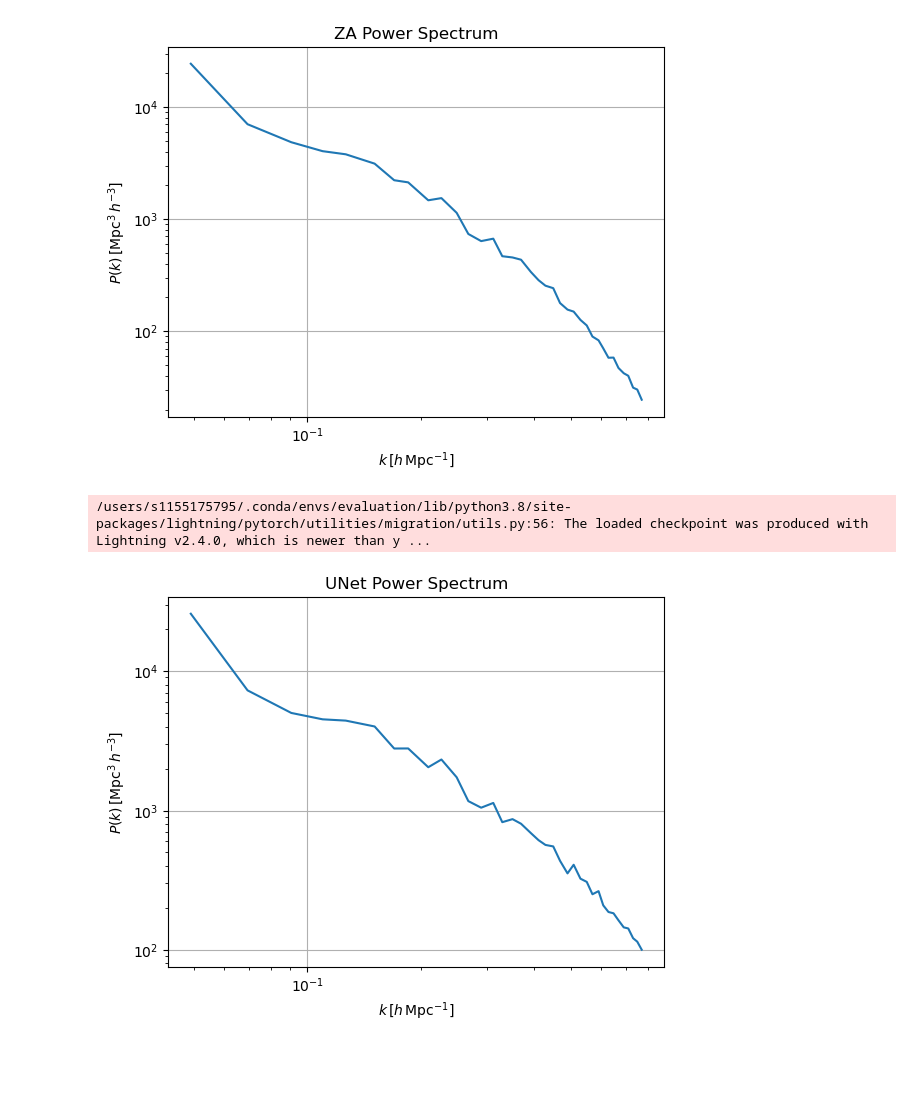
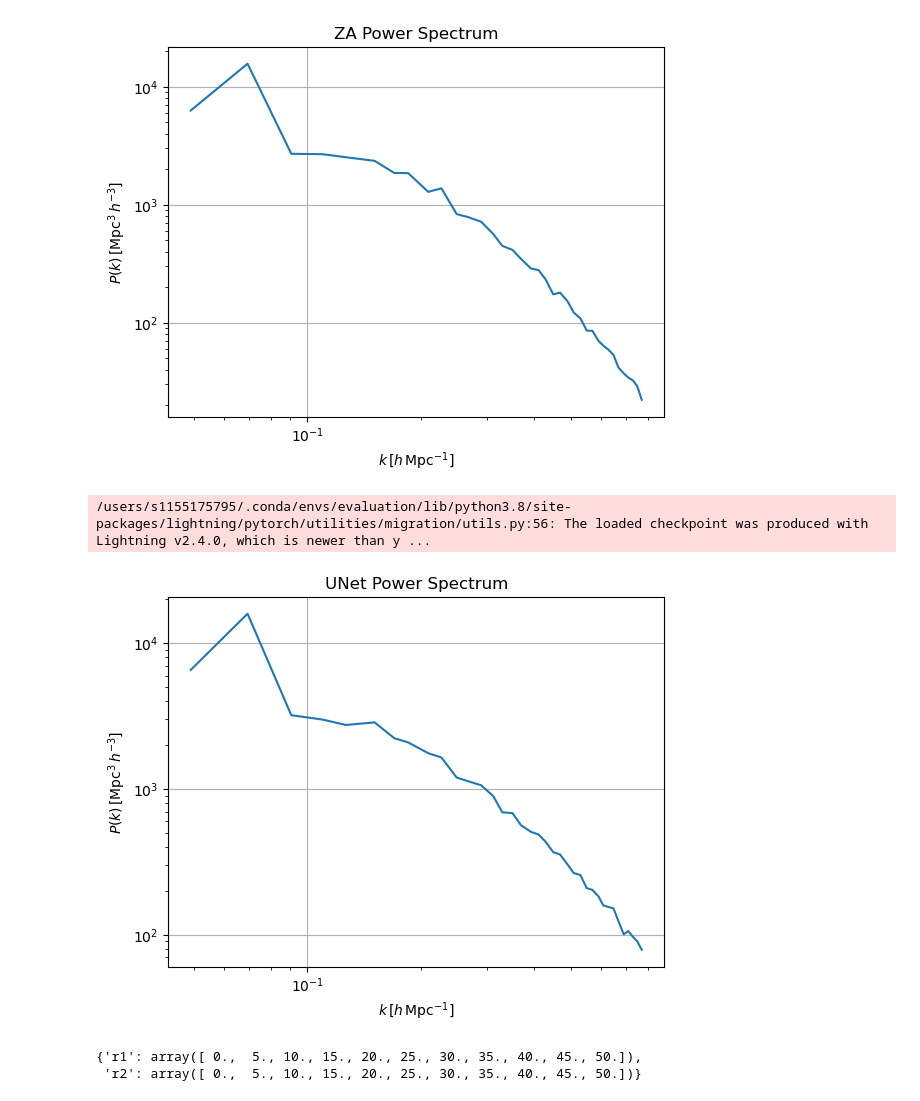
Before and after one commit to spilopelia/fyp_deeplearning, a Jupyter notebook: central_cluster_evaluation/evaluation.ipynb, the cells around one changed output. Drawn from its saved outputs; the diff is of its cells as text; code cells hidden in the pictures; blank space fills up the shorter version.

```diff
--- a/central_cluster_evaluation/evaluation.ipynb
+++ b/central_cluster_evaluation/evaluation.ipynb
@@ -8,6 +8,8 @@ import numpy as np
 from nbodykit.lab import FFTPower
 import matplotlib.pyplot as plt
 # %%
-fastpm_folder_name='data_collection/mlsimdata10/results-fastpm-random_seed-229761-folder-mlsimdata10'
-za_folder_name='data_collection/mlsimdata10/results-za-random_seed-229761-folder-mlsimdata10'
-twolpt_folder_name='data_collection/mlsimdata10/results-2lpt-random_seed-229761-folder-mlsimdata10'
+fastpm_folder_name='data_collection/mlsimdata19/results-fastpm-random_seed-136308-folder-mlsimdata19'
+za_folder_name='data_collection/mlsimdata19/results-za-random_seed-136308-folder-mlsimdata19'
+twolpt_folder_name='data_collection/mlsimdata19/results-2lpt-random_seed-136308-folder-mlsimdata19'
+folder='mlsimdata19'
+seed='136308'
@@ -17,3 +16,22 @@ folder='mlsimdata10'
+# %%
+import os
+folder='mlsimdata19'
+directory = '/lustre/project/tkcastrosim/CKWan/fastpm-master/mlsim/data_collection/mlsimdata_npy2/'+folder
+seeds = []
+fastpm_folder_names = []
+za_folder_names = []
+twolpt_folder_names = []
+
+# Iterate over the files in the directory
+for filename in os.listdir(directory):
+    # Check if it is a file
+    if os.path.isfile(os.path.join(directory, filename)):
+        # Split the filename and remove the extension
+        name, _ = os.path.splitext(filename)
+        seeds.append(name)
+        fastpm_folder_names.append('data_collection/'+folder+'/results-fastpm-random_seed-'+name+'-folder-'+folder)
+        za_folder_names.append('data_collection/'+folder+'/results-za-random_seed-'+name+'-folder-'+folder)
+        twolpt_folder_names.append('data_collection/'+folder+'/results-2lpt-random_seed-'+name+'-folder-'+folder)
 # %%
 model_path='/lustre/project/tkcastrosim/CKWan/ml/model_checkpoints/doubledatanoaugment/best-checkpoint-epoch=495.ckpt'
 # %%
@@ -71,7 +89,7 @@ plt.title('ZA Power Spectrum')
 plt.grid(True)
 plt.show()
 # %% [output]
-[figure, old version]
+[figure, new version]
 # %%
 import torch
 from nbodykit.source.catalog import ArrayCatalog
@@ -81,33 +99,34 @@ fastpm_initial_mesh = fastpm_initial_part.to_mesh(Nmesh=32,BoxSize=128)
 
 pos_initial = fastpm_initial_part['Position'].compute().reshape(32, 32, 32, 3).transpose(3, 0, 1, 2)
 
 za_displacement = np.load('/lustre/project/tkcastrosim/CKWan/fastpm-master/mlsim/data_collection/mlsimdata_npy2/'+folder+'/'+seed+'.npy')[:,:,:,6:9]
 za_tensor = torch.tensor(za_displacement, dtype=torch.float32).permute(3, 0, 1, 2).unsqueeze(0)
 
 from model1021 import Lpt2NbodyNetLightning
 model = Lpt2NbodyNetLightning.load_from_checkpoint(model_path)
 model.eval()
-unet_displacement = model(za_tensor)
+unet_displacement = model(za_tensor).squeeze(0).detach().numpy()
 
-final_pos = pos_initial + unet_displacement.squeeze(0).detach().numpy()
+final_pos = pos_initial + unet_displacement
 final_pos = final_pos.transpose(1, 2, 3, 0).reshape(32**3, 3)
+unet_displacement = unet_displacement.transpose(1, 2, 3, 0)
 
 data = np.empty(32**3, dtype=[('Position', ('f8', 3))])
 data['Position'] = final_pos
 
 unet_part = ArrayCatalog(data)
 unet_mesh = unet_part.to_mesh(Nmesh=32,BoxSize=128)
 
 unet_fft = FFTPower(unet_mesh, mode='1d', dk=0.02)
 unet_power_values = unet_fft.power['power'].real
 power_values_list.append(unet_power_values)
 
 plt.loglog(k_values, unet_power_values)
 plt.xlabel(r'$k \, [h \, \mathrm{Mpc}^{-1}]$')
 plt.ylabel(r'$P(k) \, [\mathrm{Mpc}^3 \, h^{-3}]$')
 plt.title('UNet Power Spectrum')
 plt.grid(True)
 plt.show()
 # %% [output]
 /users/s1155175795/.conda/envs/evaluation/lib/python3.8/site-packages/lightning/pytorch/utilities/migration/utils.py:56: The loaded checkpoint was produced with Lightning v2.4.0, which is newer than y ...
-[figure, old version]
+[figure, new version]
@@ -113,0 +151,5 @@ plt.show()
+# %%
+results.edges
+# %% [output]
+{'r1': array([ 0.,  5., 10., 15., 20., 25., 30., 35., 40., 45., 50.]),
+ 'r2': array([ 0.,  5., 10., 15., 20., 25., 30., 35., 40., 45., 50.])}
```
Also changed, not shown: parts of 23 cells of this notebook, 42 other files.
